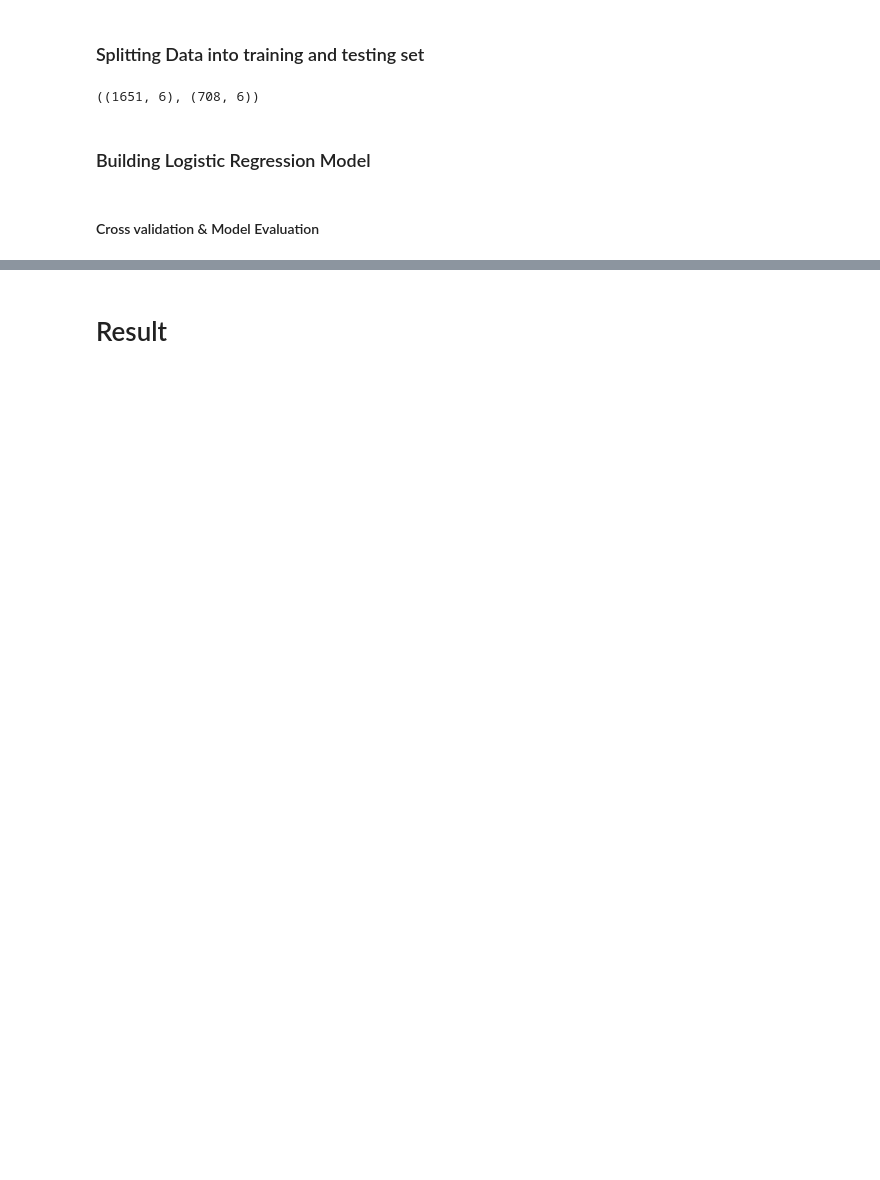
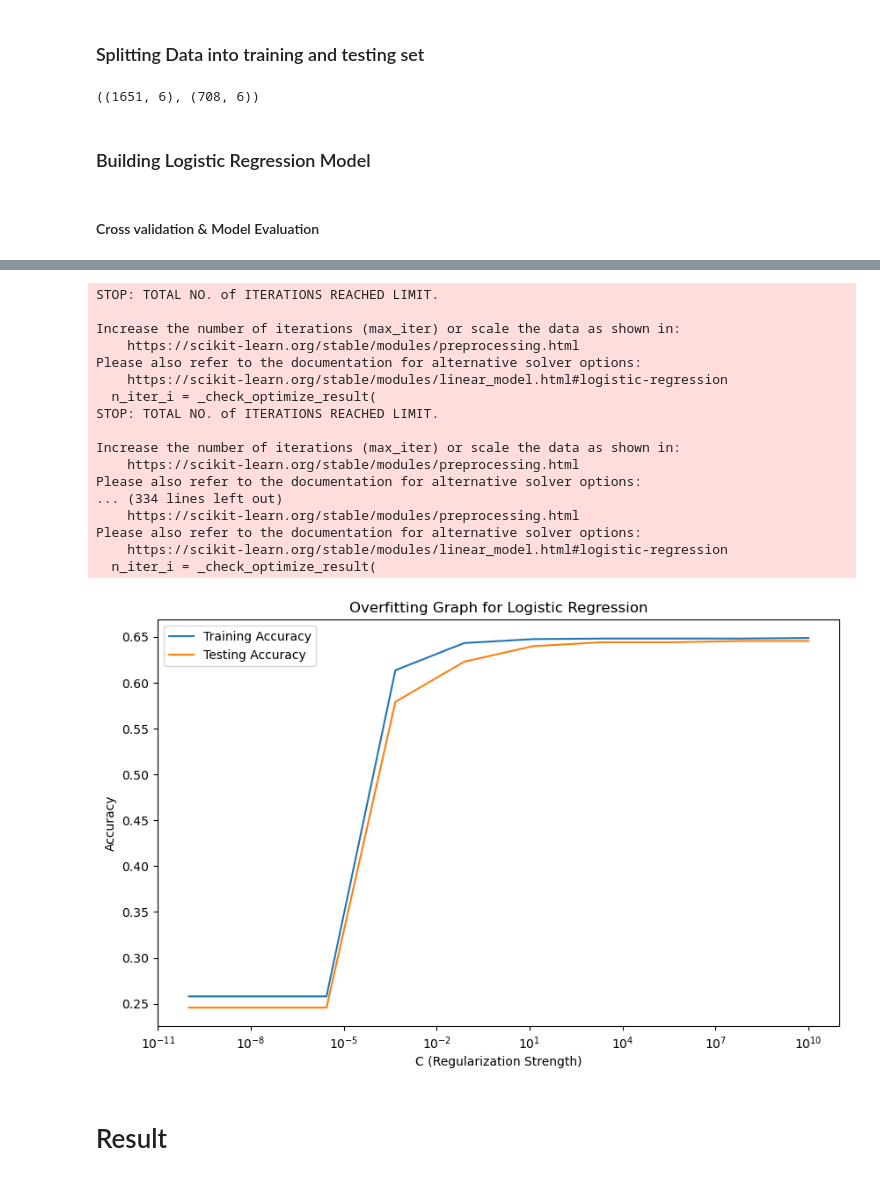
Before and after one commit to H-Neethika/Weather_Prediction_ML, a Jupyter notebook: Weather_Prediction/DT_LG_Model.ipynb, the cells around one changed output, grey strips where cells are left out. Drawn from its saved outputs; the diff is of its cells as text; code cells hidden in the pictures; blank space fills up the shorter version.

```diff
--- a/Weather_Prediction/DT_LG_Model.ipynb
+++ b/Weather_Prediction/DT_LG_Model.ipynb
@@ -1237,3 +1271,55 @@ Train accuracy: 0.6293155663234403
+# %%
+# Define a range of C values to test
+C_values = np.logspace(-10, 10, 10)
+
+# Lists to store training and testing accuracies
+train_accuracies = []
+test_accuracies = []
+
+# Loop through different C values
+for C_val in C_values:
+    # Creating an instance of Logistic Regression
+    logistic_model = LogisticRegression(C=C_val)
+
+    # Performing cross-validation and obtaining the accuracies
+    accuracies = cross_val_score(estimator=logistic_model, X=x_train, y=y_train, cv=10)
+
+    # Calculate training accuracy
+    train_accuracy = logistic_model.fit(x_train, y_train).score(x_train, y_train)
+    train_accuracies.append(train_accuracy)
+
+    # Calculate testing accuracy
+    test_accuracy = logistic_model.score(x_test, y_test)
+    test_accuracies.append(test_accuracy)
+
+# Plotting the overfitting graph
+plt.figure(figsize=(10, 6))
+plt.semilogx(C_values, train_accuracies, label='Training Accuracy')
+plt.semilogx(C_values, test_accuracies, label='Testing Accuracy')
+plt.title('Overfitting Graph for Logistic Regression')
+plt.xlabel('C (Regularization Strength)')
+plt.ylabel('Accuracy')
+plt.legend()
+plt.show()
+# %% [output]
+STOP: TOTAL NO. of ITERATIONS REACHED LIMIT.
+
+Increase the number of iterations (max_iter) or scale the data as shown in:
+    https://scikit-learn.org/stable/modules/preprocessing.html
+Please also refer to the documentation for alternative solver options:
+    https://scikit-learn.org/stable/modules/linear_model.html#logistic-regression
+  n_iter_i = _check_optimize_result(
+STOP: TOTAL NO. of ITERATIONS REACHED LIMIT.
+
+Increase the number of iterations (max_iter) or scale the data as shown in:
+    https://scikit-learn.org/stable/modules/preprocessing.html
+Please also refer to the documentation for alternative solver options:
+... (334 lines left out)
+    https://scikit-learn.org/stable/modules/preprocessing.html
+Please also refer to the documentation for alternative solver options:
+    https://scikit-learn.org/stable/modules/linear_model.html#logistic-regression
+  n_iter_i = _check_optimize_result(
+[figure, added]
 # %% [markdown]
 # Result
 # %%
```
Also changed, not shown: parts of 48 cells of this notebook.
